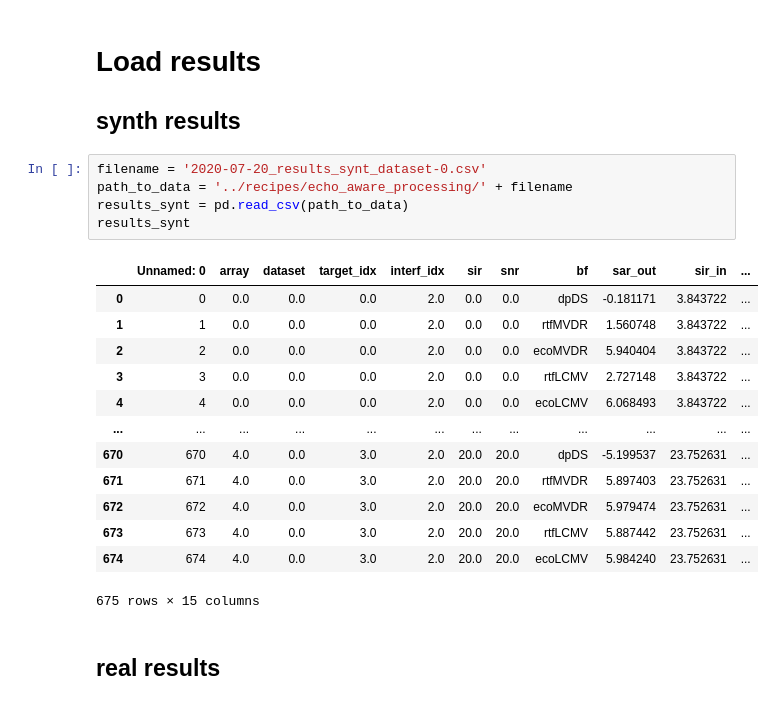
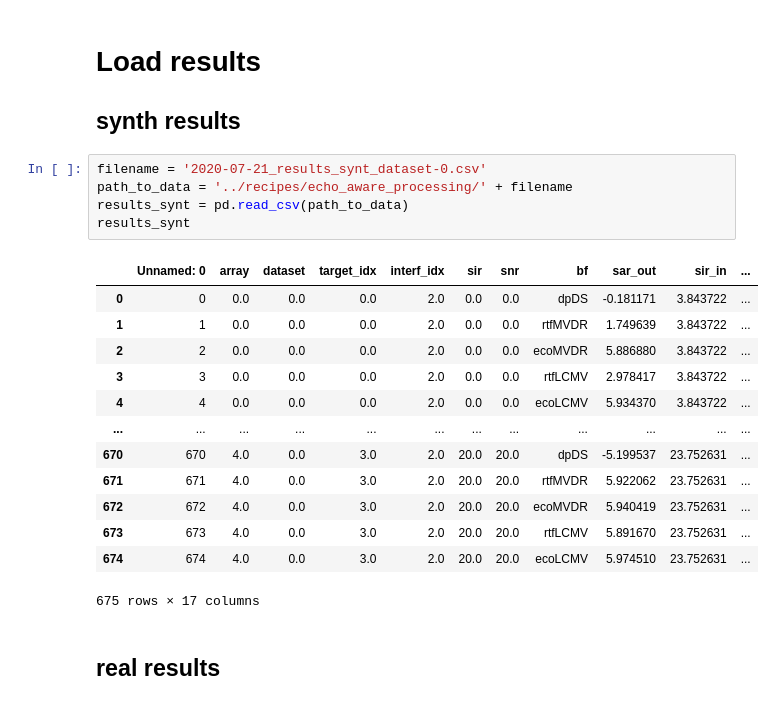
Before and after one commit to Chutlhu/dEchorate, a Jupyter notebook: notebooks/Echo aware Beamforming - results.ipynb, the cells around one changed output. Cells and saved outputs as stored; diff of their text form.

```diff
--- a/notebooks/Echo aware Beamforming - results.ipynb
+++ b/notebooks/Echo aware Beamforming - results.ipynb
@@ -9,24 +9,24 @@ sns.set(style="darkgrid")
 
 ## synth results
 # %%
-filename = '2020-07-20_results_synt_dataset-0.csv'
+filename = '2020-07-21_results_synt_dataset-0.csv'
 path_to_data = '../recipes/echo_aware_processing/' + filename
 results_synt = pd.read_csv(path_to_data)
 results_synt
 # %% [output]
 |  | Unnamed: 0 | array | dataset | target_idx | interf_idx | sir | snr | bf | sar_out | sir_in | ... |
 | 0 | 0 | 0.0 | 0.0 | 0.0 | 2.0 | 0.0 | 0.0 | dpDS | -0.181171 | 3.843722 | ... |
-| 1 | 1 | 0.0 | 0.0 | 0.0 | 2.0 | 0.0 | 0.0 | rtfMVDR | 1.560748 | 3.843722 | ... |
-| 2 | 2 | 0.0 | 0.0 | 0.0 | 2.0 | 0.0 | 0.0 | ecoMVDR | 5.940404 | 3.843722 | ... |
-| 3 | 3 | 0.0 | 0.0 | 0.0 | 2.0 | 0.0 | 0.0 | rtfLCMV | 2.727148 | 3.843722 | ... |
-| 4 | 4 | 0.0 | 0.0 | 0.0 | 2.0 | 0.0 | 0.0 | ecoLCMV | 6.068493 | 3.843722 | ... |
+| 1 | 1 | 0.0 | 0.0 | 0.0 | 2.0 | 0.0 | 0.0 | rtfMVDR | 1.749639 | 3.843722 | ... |
+| 2 | 2 | 0.0 | 0.0 | 0.0 | 2.0 | 0.0 | 0.0 | ecoMVDR | 5.886880 | 3.843722 | ... |
+| 3 | 3 | 0.0 | 0.0 | 0.0 | 2.0 | 0.0 | 0.0 | rtfLCMV | 2.978417 | 3.843722 | ... |
+| 4 | 4 | 0.0 | 0.0 | 0.0 | 2.0 | 0.0 | 0.0 | ecoLCMV | 5.934370 | 3.843722 | ... |
 | ... | ... | ... | ... | ... | ... | ... | ... | ... | ... | ... | ... |
 | 670 | 670 | 4.0 | 0.0 | 3.0 | 2.0 | 20.0 | 20.0 | dpDS | -5.199537 | 23.752631 | ... |
-| 671 | 671 | 4.0 | 0.0 | 3.0 | 2.0 | 20.0 | 20.0 | rtfMVDR | 5.897403 | 23.752631 | ... |
-| 672 | 672 | 4.0 | 0.0 | 3.0 | 2.0 | 20.0 | 20.0 | ecoMVDR | 5.979474 | 23.752631 | ... |
-| 673 | 673 | 4.0 | 0.0 | 3.0 | 2.0 | 20.0 | 20.0 | rtfLCMV | 5.887442 | 23.752631 | ... |
-| 674 | 674 | 4.0 | 0.0 | 3.0 | 2.0 | 20.0 | 20.0 | ecoLCMV | 5.984240 | 23.752631 | ... |
+| 671 | 671 | 4.0 | 0.0 | 3.0 | 2.0 | 20.0 | 20.0 | rtfMVDR | 5.922062 | 23.752631 | ... |
+| 672 | 672 | 4.0 | 0.0 | 3.0 | 2.0 | 20.0 | 20.0 | ecoMVDR | 5.940419 | 23.752631 | ... |
+| 673 | 673 | 4.0 | 0.0 | 3.0 | 2.0 | 20.0 | 20.0 | rtfLCMV | 5.891670 | 23.752631 | ... |
+| 674 | 674 | 4.0 | 0.0 | 3.0 | 2.0 | 20.0 | 20.0 | ecoLCMV | 5.974510 | 23.752631 | ... |
-675 rows × 15 columns
+675 rows × 17 columns
 # %% [markdown]
 ## real results
 # %%
```
Also changed, not shown: parts of 10 cells of this notebook, 10 other files.
